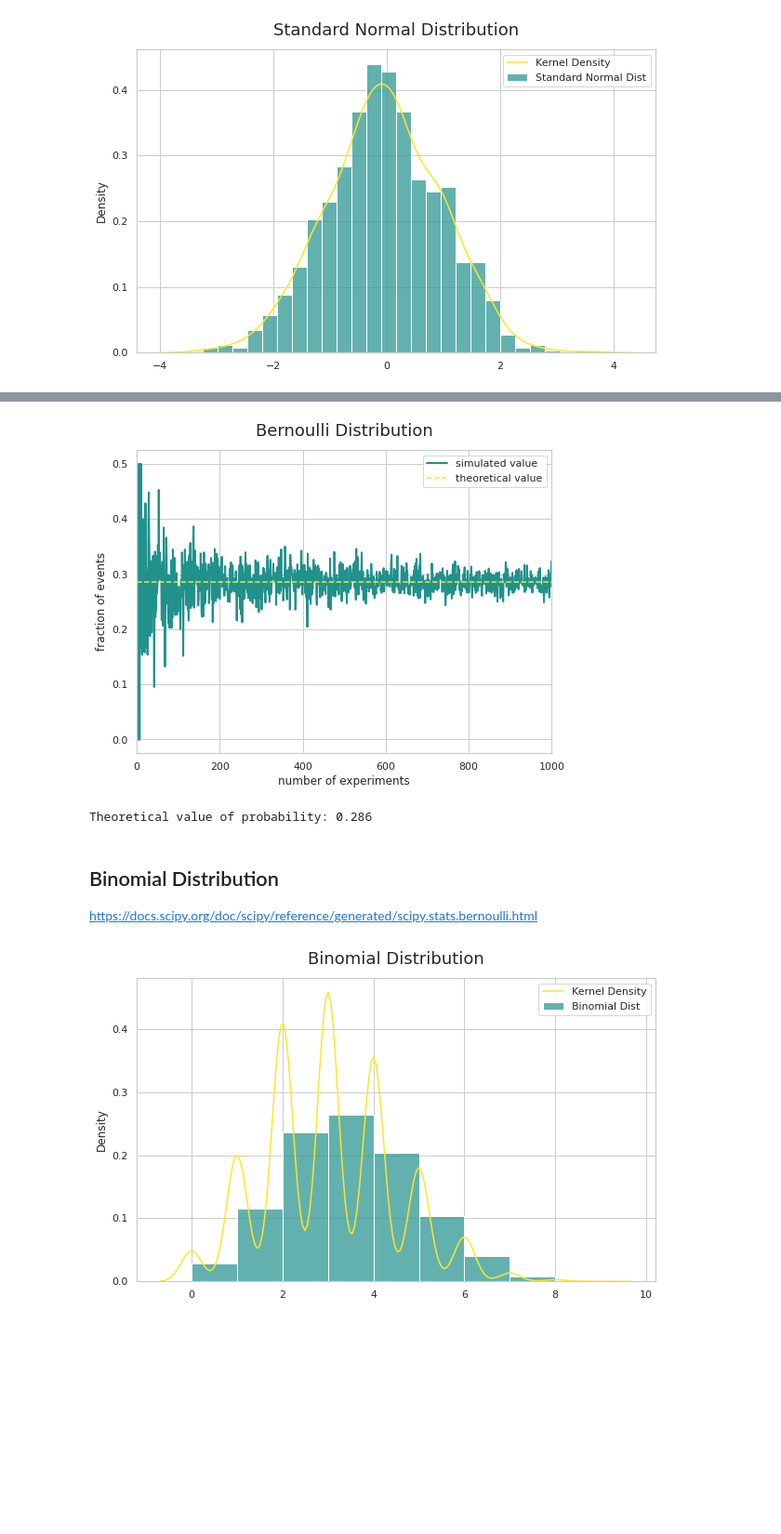
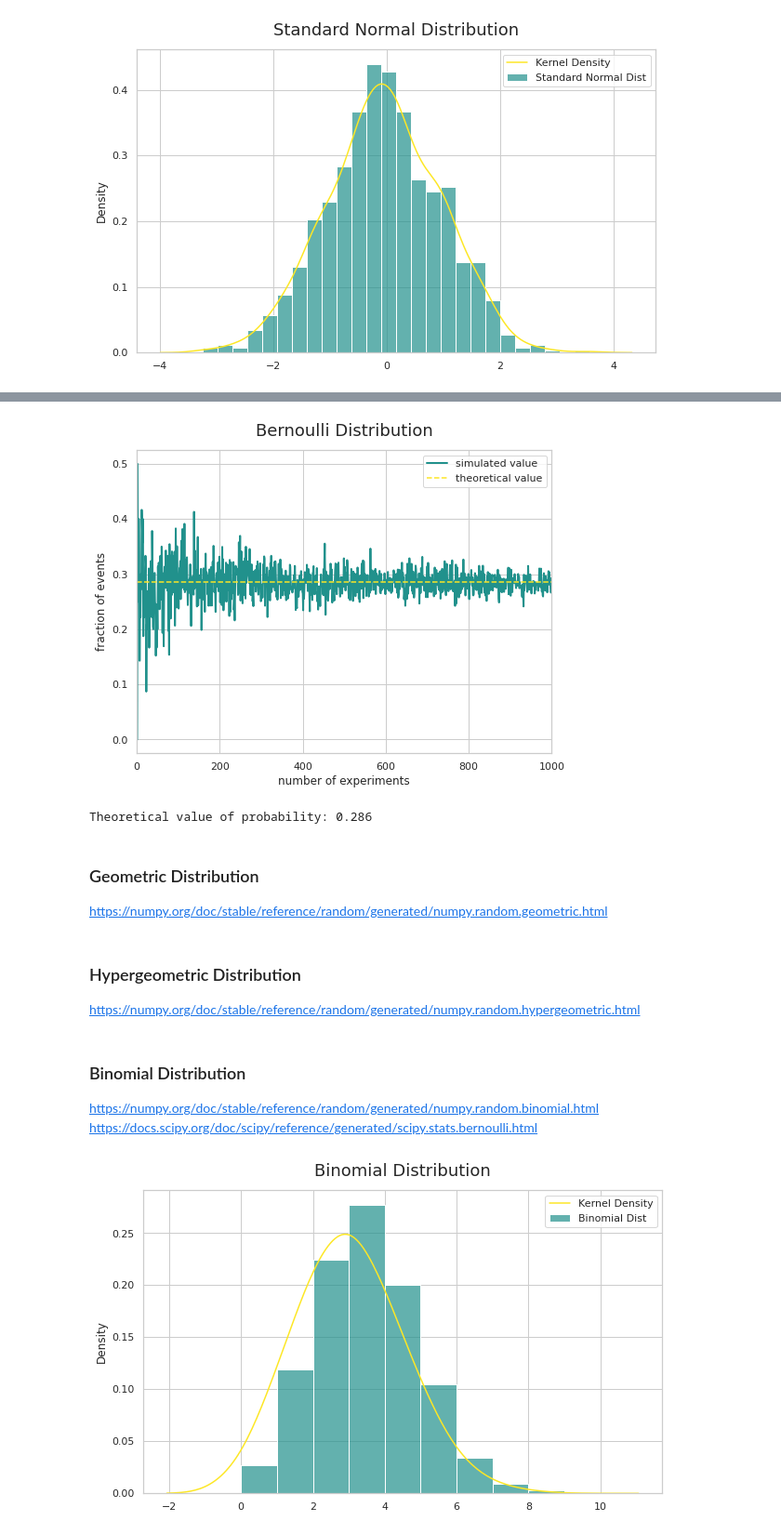
Before and after one commit to samuel-haddad/Simulations, a Jupyter notebook: distributions.ipynb, the cells around one changed output, grey strips where cells are left out. Shown at 93% size. Cells and saved outputs as stored; diff of their text form; code cells hidden in the pictures; blank space fills up the shorter version.

```diff
--- a/distributions.ipynb
+++ b/distributions.ipynb
@@ -59,14 +69,14 @@ np.random.seed(123)
 # bernoulli simulation
 p = 0.3 # probability of occurrence of the event
 mean, var, skew, kurt = bernoulli.stats(p, moments='mvsk')
-x = bernoulli.rvs(p,size=1000)
+s = bernoulli.rvs(p, size=1000)
 
 # theorical value
 valor_teorico = 0
-for i in x:
+for i in s:
     if (i == 1):
         valor_teorico = valor_teorico + 1
-valor_teorico = valor_teorico/len(x)
+valor_teorico = valor_teorico/len(s)
 
 
 vp = [] # list that stores the fraction of occurrences as a function of the number of nsim simulations
@@ -75,8 +85,8 @@ Nmax = 1000 # maximum number of simulations
 for nsim in np.arange(1,Nmax,1):
     n = 0 # number of occurrences of events
     for i in range(1,nsim):
-        position = random.randint(0,len(x)-1)
-        if(x[position] == 1):
+        position = random.randint(0,len(s)-1)
+        if(s[position] == 1):
             n = n + 1
     vp.append(n/nsim)
     vsim.append(nsim)
@@ -94,23 +104,34 @@ plt.show(True)
 
 print('Theoretical value of probability:', valor_teorico)
 # %% [output]
-[figure, old version]
+[figure, new version]
 Theoretical value of probability: 0.286
+# %% [markdown]
+### Geometric Distribution
+https://numpy.org/doc/stable/reference/random/generated/numpy.random.geometric.html
+# %% [markdown]
+### Hypergeometric Distribution
+https://numpy.org/doc/stable/reference/random/generated/numpy.random.hypergeometric.html
 # %% [markdown]
-## Binomial Distribution
+### Binomial Distribution
+https://numpy.org/doc/stable/reference/random/generated/numpy.random.binomial.html
 https://docs.scipy.org/doc/scipy/reference/generated/scipy.stats.bernoulli.html
 # %%
+# set random number for reproducibility
+np.random.seed(123)
+
+# binomial distribution
 n, p = 10, .3
-s = np.random.binomial(n, p, 10000)
+s = np.random.binomial(n, p, size=10000)
 
 # plot
 fig = plt.figure(figsize=(10,6))
 
-ax = sns.histplot(data = s, stat='density', alpha=0.7, color='#21918c', binwidth=1,)
-ax = sns.kdeplot(s, color='#fde725')
+ax = sns.histplot(data = s, stat='density', alpha=0.7, color='#21918c', binwidth=1)
+ax = sns.kdeplot(s, color='#fde725', bw_adjust=3)
 
 plt.legend(labels=['Kernel Density','Binomial Dist'])
 plt.title("Binomial Distribution")
 plt.show(block=False)
 # %% [output]
-[figure, old version]
+[figure, new version]
```
Also changed, not shown: parts of 24 cells of this notebook.
